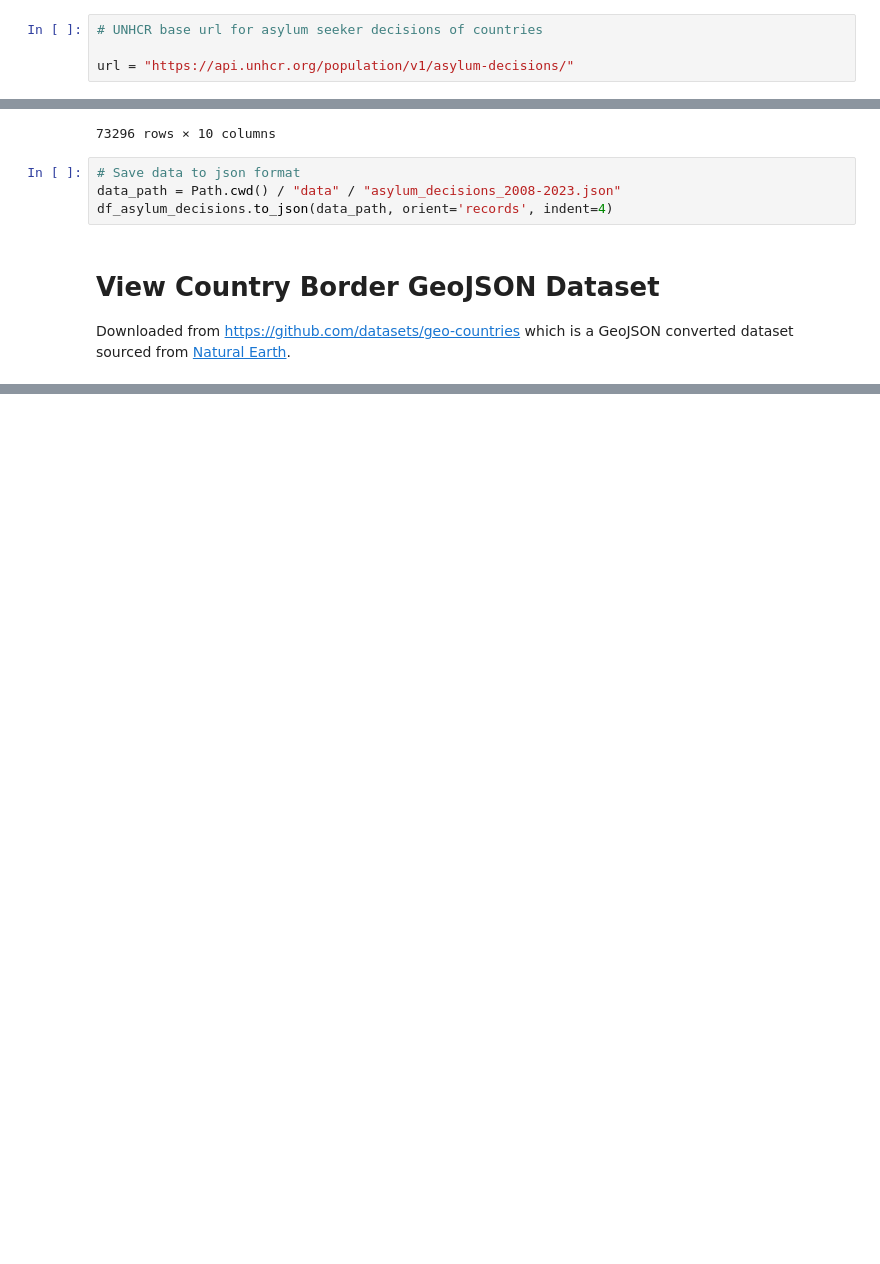
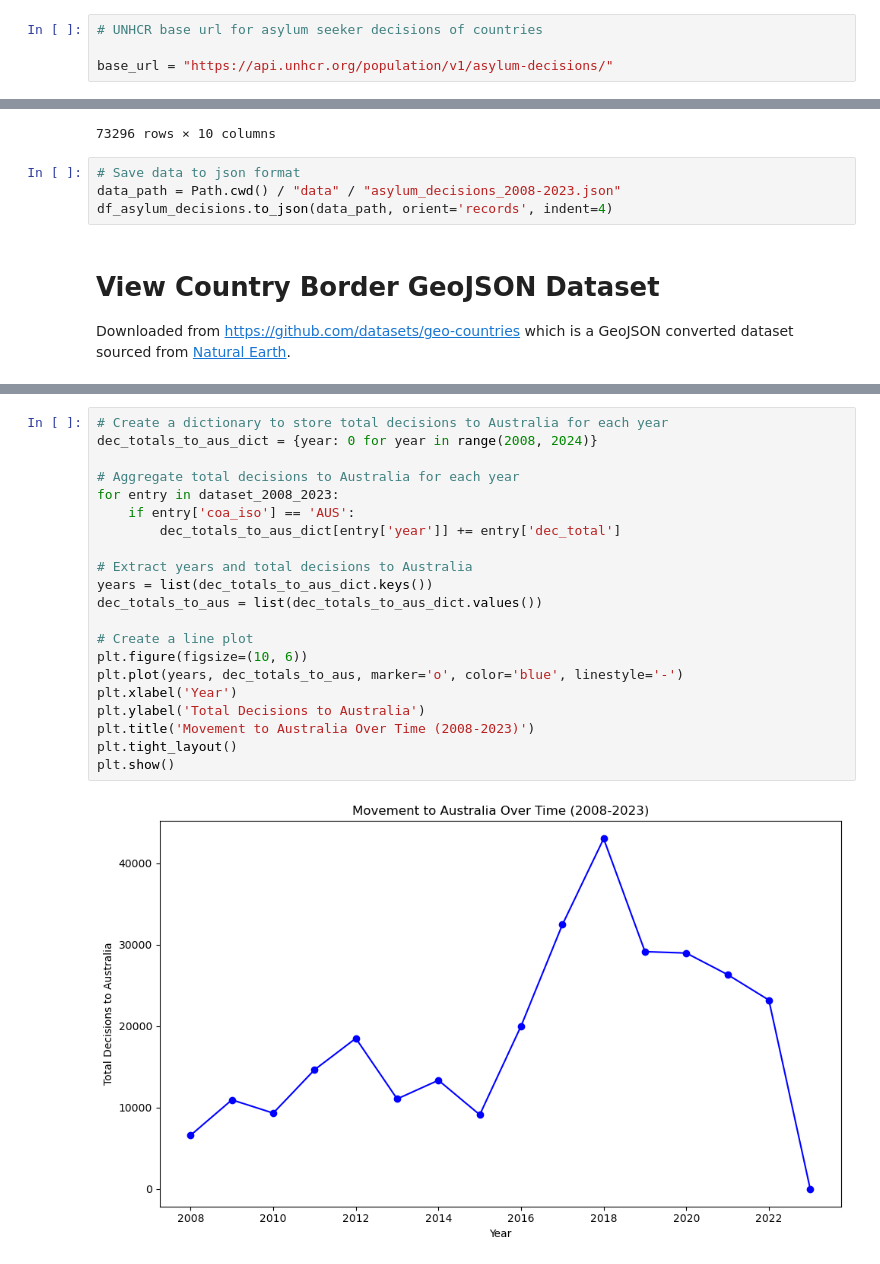
Before and after one commit to wrube/Project-3-Group-1, a Jupyter notebook: retrieve_view_data.ipynb, the cells around one changed output, grey strips where cells are left out. Cells and saved outputs as stored; diff of their text form; blank space fills up the shorter version.

```diff
--- a/retrieve_view_data.ipynb
+++ b/retrieve_view_data.ipynb
@@ -11,7 +12,7 @@ We request 15 years of data from 2008-2023
 # %%
 # UNHCR base url for asylum seeker decisions of countries
 
-url = "https://api.unhcr.org/population/v1/asylum-decisions/"
+base_url = "https://api.unhcr.org/population/v1/asylum-decisions/"
 # %%
 query_params = {
     "limit": 1000000,
@@ -90,0 +129,23 @@ countries.plot()
+# %%
+# Create a dictionary to store total decisions to Australia for each year
+dec_totals_to_aus_dict = {year: 0 for year in range(2008, 2024)}
+
+# Aggregate total decisions to Australia for each year
+for entry in dataset_2008_2023:
+    if entry['coa_iso'] == 'AUS':
+        dec_totals_to_aus_dict[entry['year']] += entry['dec_total']
+
+# Extract years and total decisions to Australia
+years = list(dec_totals_to_aus_dict.keys())
+dec_totals_to_aus = list(dec_totals_to_aus_dict.values())
+
+# Create a line plot
+plt.figure(figsize=(10, 6))
+plt.plot(years, dec_totals_to_aus, marker='o', color='blue', linestyle='-')
+plt.xlabel('Year')
+plt.ylabel('Total Decisions to Australia')
+plt.title('Movement to Australia Over Time (2008-2023)')
+plt.tight_layout()
+plt.show()
+# %% [output]
+[figure, added]
```
Also changed, not shown: parts of 8 cells of this notebook.
